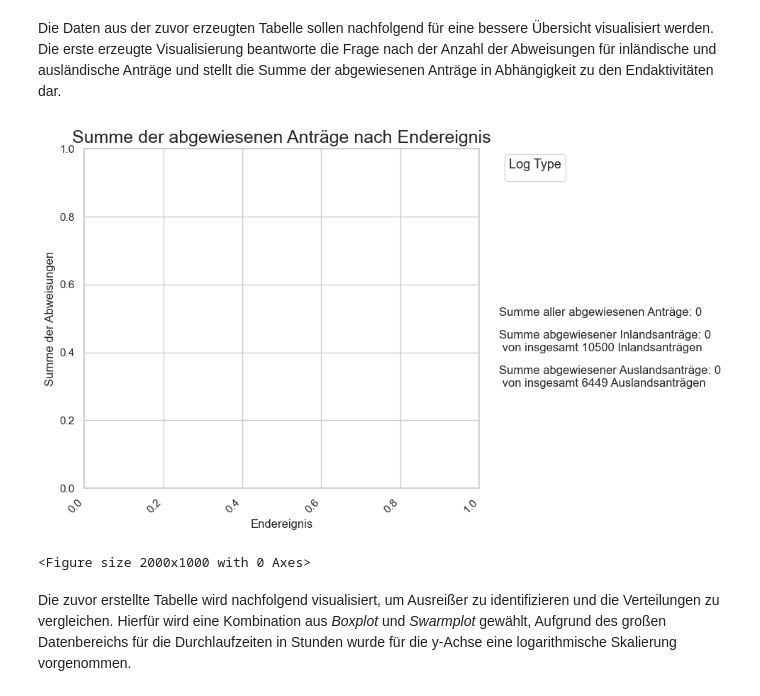
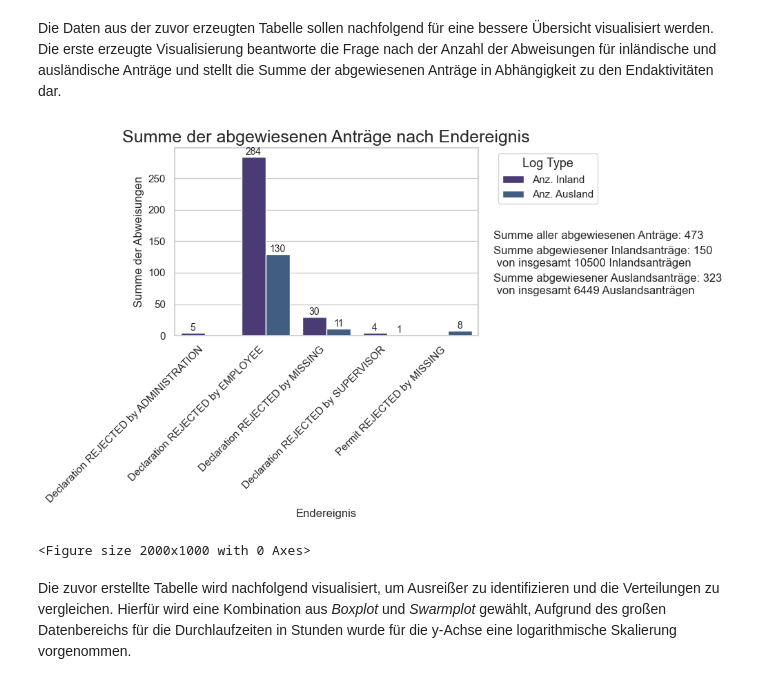
Before and after one commit to Flemming-R/MADS23a_PM-HA_Filali_Teppris_Rommelfangen, a Jupyter notebook: notebooks/1_Process_Discovery/Rejections_and_reasons.ipynb, the cells around one changed output. Drawn from its saved outputs; the diff is of its cells as text; code cells hidden in the pictures.

```diff
--- a/notebooks/1_Process_Discovery/Rejections_and_reasons.ipynb
+++ b/notebooks/1_Process_Discovery/Rejections_and_reasons.ipynb
@@ -212,7 +212,7 @@ import matplotlib.pyplot as plt
 
 import matplotlib.pyplot as plt
 
-count_columns = [col for col in pivot_table_reset.columns if 'count' in col]
+count_columns = [col for col in pivot_table_reset.columns if 'Anz.' in col]
 
 pivot_table_long = pivot_table_reset.melt(
     id_vars='End Activity',
@@ -232,36 +232,36 @@ ax = sns.barplot(
 plt.title('Summe der abgewiesenen Anträge nach Endereignis', fontsize=18)
 plt.xlabel('Endereignis')
 plt.ylabel('Summe der Abweisungen')
 plt.xticks(rotation=45, ha='right')
 
 for container in ax.containers:
     ax.bar_label(container, label_type='edge', fontsize=10)
 
 total_count = int(pivot_table_long['Count'].sum())
 
-sum_inlandsanträge = int(pivot_table_long[pivot_table_long['Log Type'].str.contains('International')]['Count'].sum())
-sum_auslandsanträge = int(pivot_table_long[pivot_table_long['Log Type'].str.contains('Domestic')]['Count'].sum())
+sum_inlandsanträge = int(pivot_table_long[pivot_table_long['Log Type'].str.contains('Ausland')]['Count'].sum())
+sum_auslandsanträge = int(pivot_table_long[pivot_table_long['Log Type'].str.contains('Inland')]['Count'].sum())
 
 plt.legend(
     title='Log Type',
     bbox_to_anchor=(1.05, 1),
     loc='upper left',
     title_fontsize='13',
     fontsize='11'
 )
 # Text unter die Legende hinzufügen
 plt.text(1.05, 0.5, f'Summe aller abgewiesenen Anträge: {total_count}\n', transform=ax.transAxes, fontsize=12, verticalalignment='center')
 plt.text(1.05, 0.45, f'\nSumme abgewiesener Inlandsanträge: {sum_inlandsanträge}\n von insgesamt {len(unique_case_ids_domestic)} Inlandsanträgen', transform=ax.transAxes, fontsize=12, verticalalignment='center')
 plt.text(1.05, 0.40, f'\n\n\n\nSumme abgewiesener Auslandsanträge: {sum_auslandsanträge}\n von insgesamt {len(unique_case_ids_international)} Auslandsanträgen', transform=ax.transAxes, fontsize=12, verticalalignment='center')
 
 plt.tight_layout()
 
 plt.savefig("./Data/sum_rejections.svg", format='svg', bbox_inches='tight')
 plt.figure(figsize=(20, 10))
 
 plt.show()
 # %% [output]
-[figure, old version]
+[figure, new version]
 <Figure size 2000x1000 with 0 Axes>
 # %% [markdown]
 Die zuvor erstellte Tabelle wird nachfolgend visualisiert, um Ausreißer zu identifizieren und die Verteilungen zu vergleichen. Hierfür wird eine Kombination aus _Boxplot_ und _Swarmplot_ gewählt, Aufgrund des großen Datenbereichs für die Durchlaufzeiten in Stunden wurde für die y-Achse eine logarithmische Skalierung vorgenommen.
```
Also changed, not shown: 1 other file.
